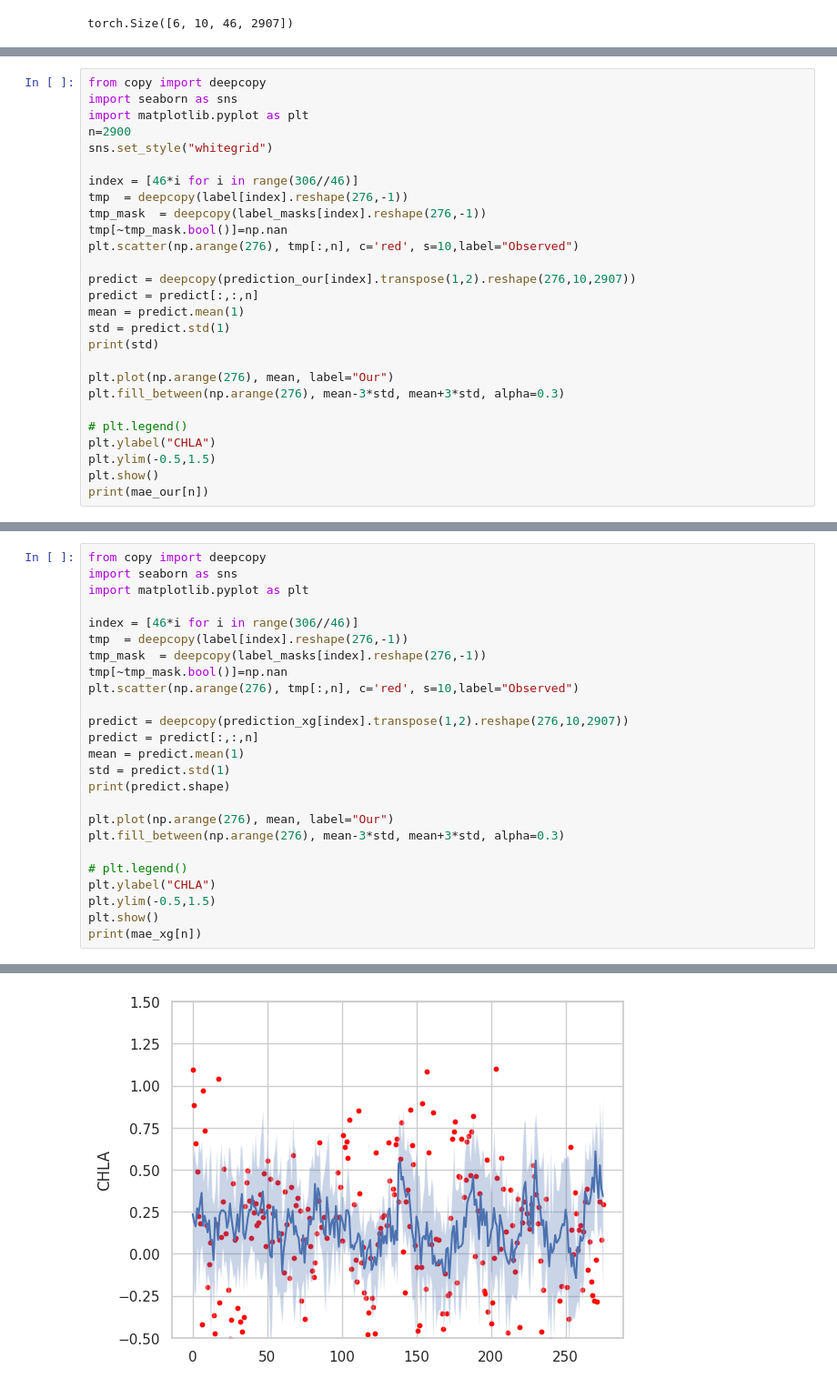
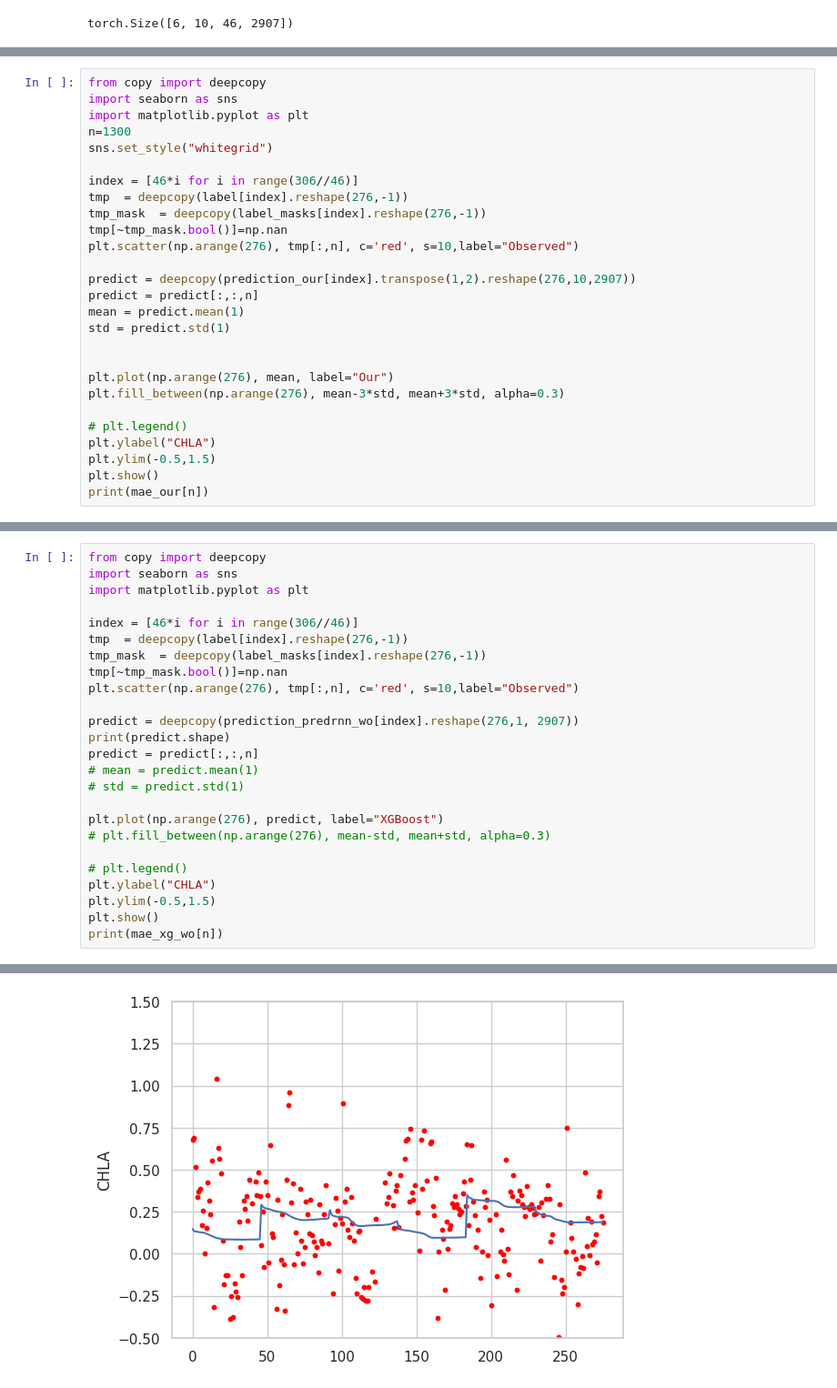
Before and after one commit to YangLabHKUST/STIMP, a Jupyter notebook: visualization/MEXICO/prediction.ipynb, the cells around one changed output, grey strips where cells are left out. Shown at 91% size. Cells and saved outputs as stored; diff of their text form.

Commit message:
visualization

```diff
--- a/visualization/MEXICO/prediction.ipynb
+++ b/visualization/MEXICO/prediction.ipynb
@@ -363,7 +495,7 @@ torch.Size([6, 10, 46, 2907])
 from copy import deepcopy
 import seaborn as sns
 import matplotlib.pyplot as plt
-n=2900
+n=1300
 sns.set_style("whitegrid")
 
 index = [46*i for i in range(306//46)]
@@ -376,7 +508,7 @@ predict = deepcopy(prediction_our[index].transpose(1,2).reshape(276,10,2907))
 predict = predict[:,:,n]
 mean = predict.mean(1)
 std = predict.std(1)
-print(std)
+
 
 plt.plot(np.arange(276), mean, label="Our")
 plt.fill_between(np.arange(276), mean-3*std, mean+3*std, alpha=0.3)
@@ -417,18 +556,18 @@ tmp_mask  = deepcopy(label_masks[index].reshape(276,-1))
 tmp[~tmp_mask.bool()]=np.nan
 plt.scatter(np.arange(276), tmp[:,n], c='red', s=10,label="Observed")
 
-predict = deepcopy(prediction_xg[index].transpose(1,2).reshape(276,10,2907))
+predict = deepcopy(prediction_predrnn_wo[index].reshape(276,1, 2907))
+print(predict.shape)
 predict = predict[:,:,n]
-mean = predict.mean(1)
-std = predict.std(1)
-print(predict.shape)
+# mean = predict.mean(1)
+# std = predict.std(1)
 
-plt.plot(np.arange(276), mean, label="Our")
-plt.fill_between(np.arange(276), mean-3*std, mean+3*std, alpha=0.3)
+plt.plot(np.arange(276), predict, label="XGBoost")
+# plt.fill_between(np.arange(276), mean-std, mean+std, alpha=0.3)
 
 # plt.legend()
 plt.ylabel("CHLA")
 plt.ylim(-0.5,1.5)
 plt.show()
-print(mae_xg[n])
+print(mae_xg_wo[n])
 # %% [output]
@@ -436 +575 @@ torch.Size([276, 10])
-[figure, old version]
+[figure, new version]
```
Also changed, not shown: parts of 10 cells of this notebook, 1 other file.
